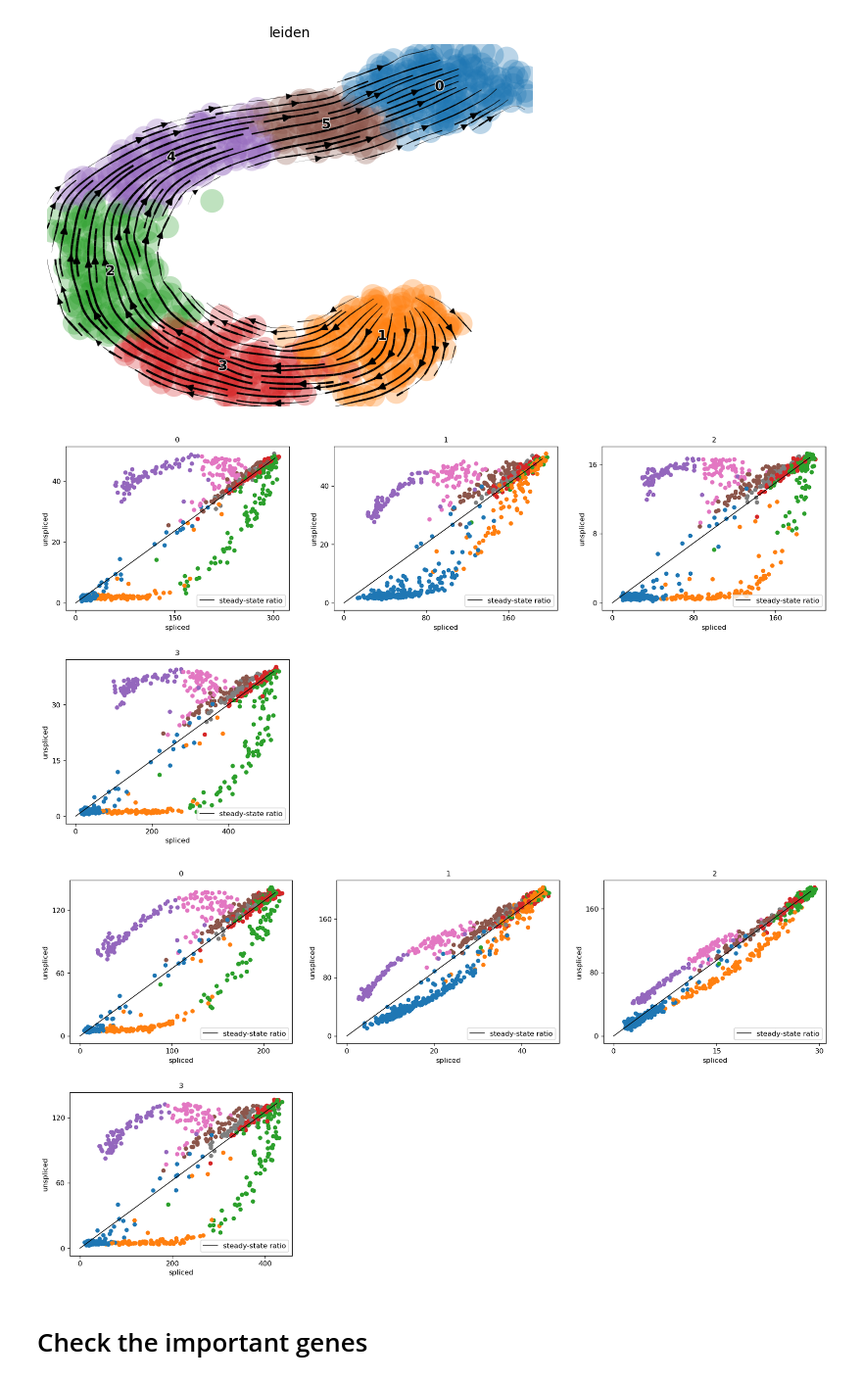
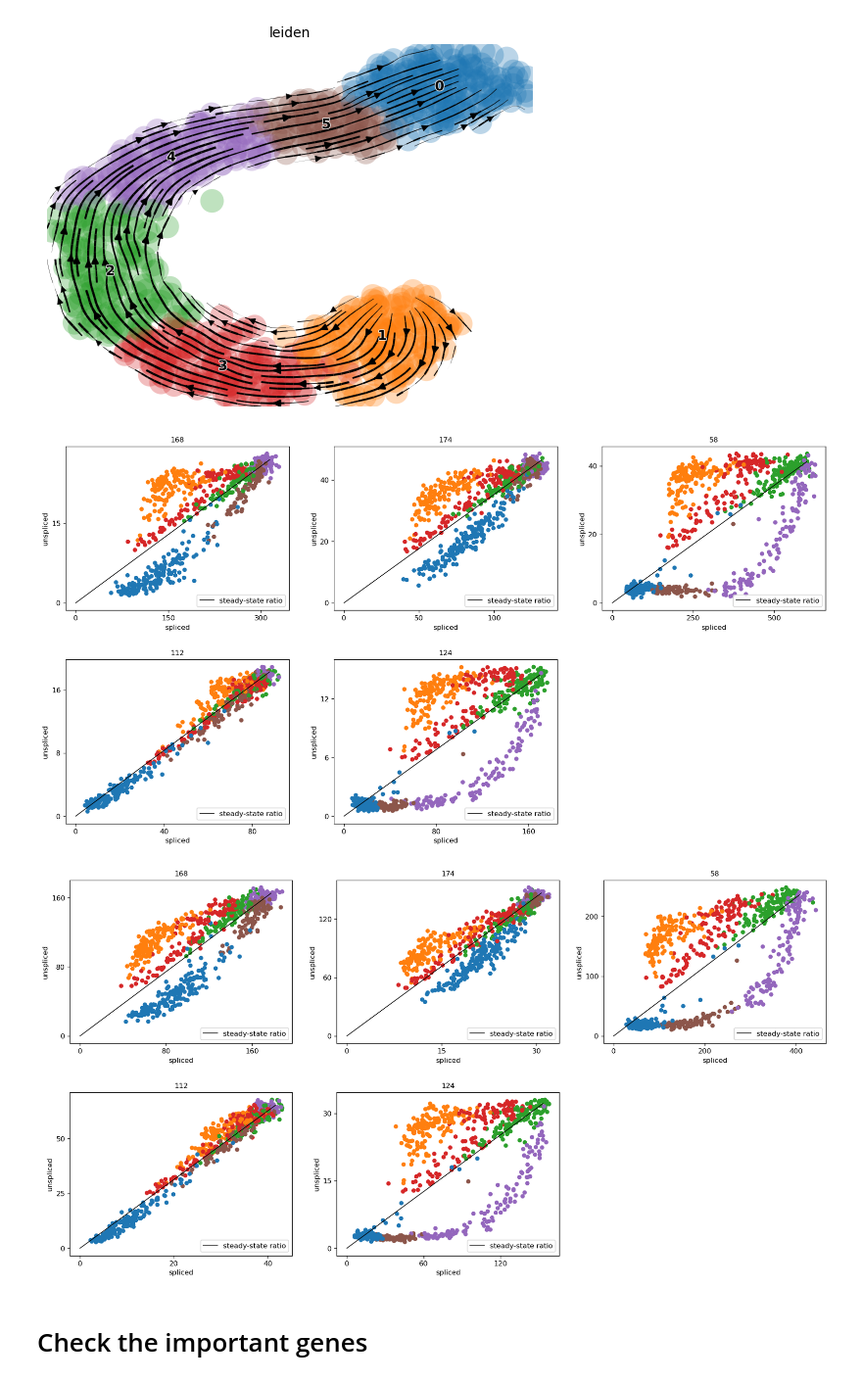
Before and after one commit to sergiomarco25/STVelo, a Jupyter notebook: notebooks/analysis/nuc_cyto_vs_spl_uns/01_analysis.ipynb, the cells around one changed output. Shown at 98% size. Cells and saved outputs as stored; diff of their text form; code cells hidden in the pictures.

```diff
--- a/notebooks/analysis/nuc_cyto_vs_spl_uns/01_analysis.ipynb
+++ b/notebooks/analysis/nuc_cyto_vs_spl_uns/01_analysis.ipynb
@@ -216,13 +396,13 @@ computing velocity embedding
     'velocity_umap', embedded velocity vectors (adata.obsm)
 [figure]
 # %%
-scv.pl.scatter(adata_s_u_800obs,color="leiden", basis=['0','1','2','3'], ncols=3, frameon=True,dpi=120)
+scv.pl.scatter(adata_s_u_800obs,color="leiden", basis=['168','174','58','112','124'], ncols=3, frameon=True,dpi=120)
 # %% [output]
-[figure, old version]
+[figure, new version]
 # %%
-scv.pl.scatter(adata_n_c_800obs,color="leiden", basis=['0','1','2','3'], ncols=3, frameon=True,dpi=120)
+scv.pl.scatter(adata_n_c_800obs,color="leiden", basis=['168','174','58','112','124'], ncols=3, frameon=True,dpi=120)
 # %% [output]
-[figure, old version]
+[figure, new version]
 # %% [markdown]
 # Check the important genes
 # %%
```
Also changed, not shown: parts of 42 cells of this notebook, 4 other files.
